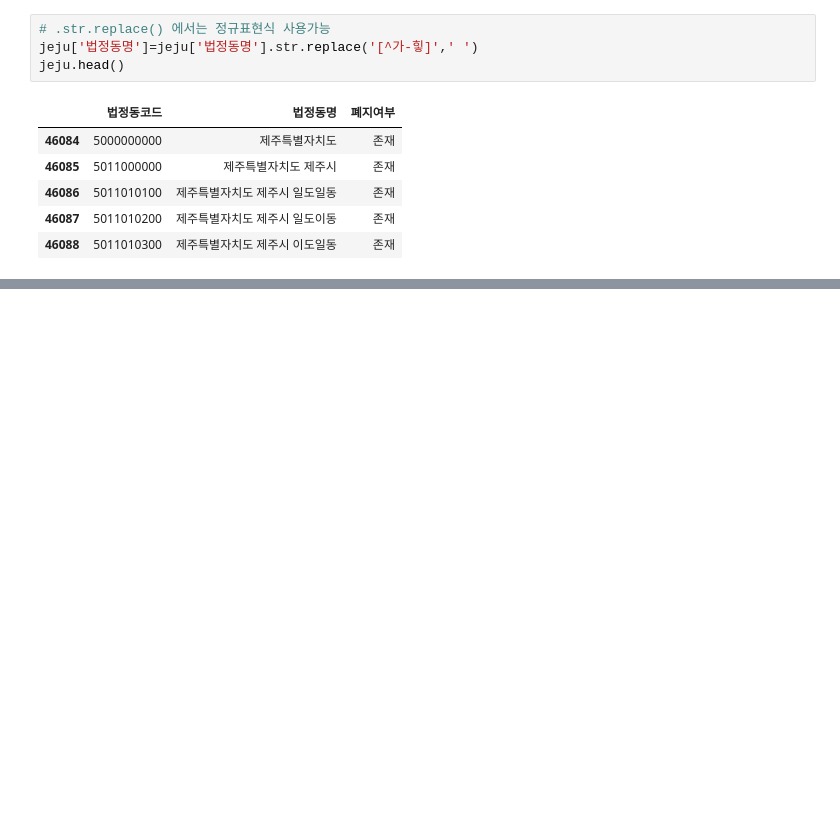
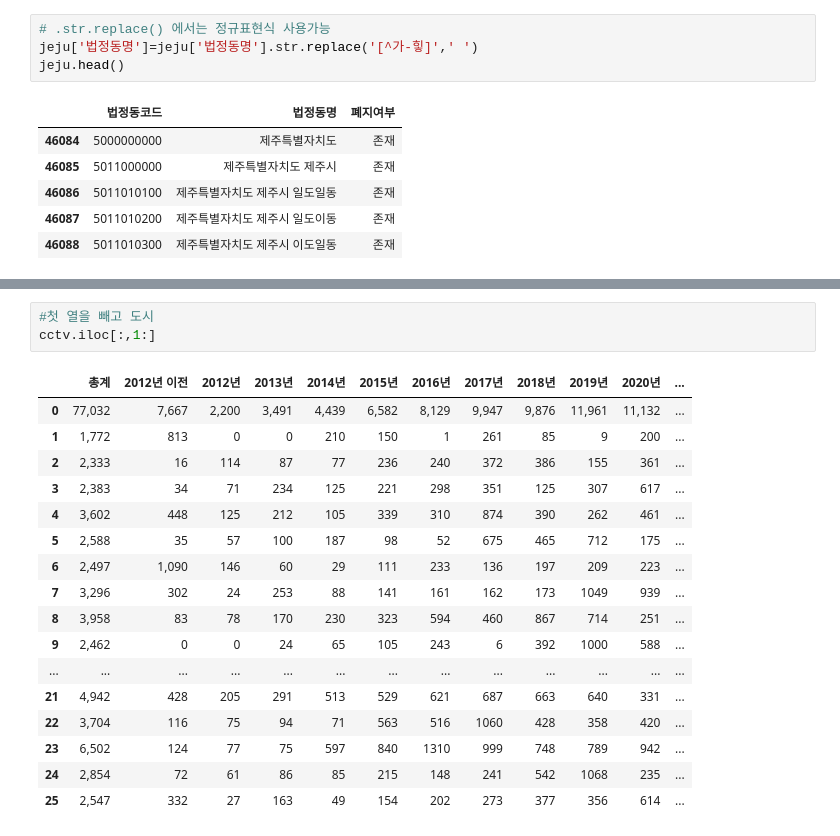
Before and after one commit to vvbshvv/Data-Analysis-2021.11, a Jupyter notebook: 02.Pandas/05.dataframe 데이터조작.ipynb, the cells around one changed output, grey strips where cells are left out. Cells and saved outputs as stored; diff of their text form; blank space fills up the shorter version.

```diff
--- a/02.Pandas/05.dataframe 데이터조작.ipynb
+++ b/02.Pandas/05.dataframe 데이터조작.ipynb
@@ -127,0 +147,21 @@ cctv['총계'].str.replace(',','').astype(int).head()
+# %%
+#첫 열을 빼고 도시
+cctv.iloc[:,1:]
+# %% [output]
+|  | 총계 | 2012년 이전 | 2012년 | 2013년 | 2014년 | 2015년 | 2016년 | 2017년 | 2018년 | 2019년 | 2020년 | ... |
+| 0 | 77,032 | 7,667 | 2,200 | 3,491 | 4,439 | 6,582 | 8,129 | 9,947 | 9,876 | 11,961 | 11,132 | ... |
+| 1 | 1,772 | 813 | 0 | 0 | 210 | 150 | 1 | 261 | 85 | 9 | 200 | ... |
+| 2 | 2,333 | 16 | 114 | 87 | 77 | 236 | 240 | 372 | 386 | 155 | 361 | ... |
+| 3 | 2,383 | 34 | 71 | 234 | 125 | 221 | 298 | 351 | 125 | 307 | 617 | ... |
+| 4 | 3,602 | 448 | 125 | 212 | 105 | 339 | 310 | 874 | 390 | 262 | 461 | ... |
+| 5 | 2,588 | 35 | 57 | 100 | 187 | 98 | 52 | 675 | 465 | 712 | 175 | ... |
+| 6 | 2,497 | 1,090 | 146 | 60 | 29 | 111 | 233 | 136 | 197 | 209 | 223 | ... |
+| 7 | 3,296 | 302 | 24 | 253 | 88 | 141 | 161 | 162 | 173 | 1049 | 939 | ... |
+| 8 | 3,958 | 83 | 78 | 170 | 230 | 323 | 594 | 460 | 867 | 714 | 251 | ... |
+| 9 | 2,462 | 0 | 0 | 24 | 65 | 105 | 243 | 6 | 392 | 1000 | 588 | ... |
+| ... | ... | ... | ... | ... | ... | ... | ... | ... | ... | ... | ... | ... |
+| 21 | 4,942 | 428 | 205 | 291 | 513 | 529 | 621 | 687 | 663 | 640 | 331 | ... |
+| 22 | 3,704 | 116 | 75 | 94 | 71 | 563 | 516 | 1060 | 428 | 358 | 420 | ... |
+| 23 | 6,502 | 124 | 77 | 75 | 597 | 840 | 1310 | 999 | 748 | 789 | 942 | ... |
+| 24 | 2,854 | 72 | 61 | 86 | 85 | 215 | 148 | 241 | 542 | 1068 | 235 | ... |
+| 25 | 2,547 | 332 | 27 | 163 | 49 | 154 | 202 | 273 | 377 | 356 | 614 | ... |
```
Also changed, not shown: parts of 6 cells of this notebook, 5 other files.
